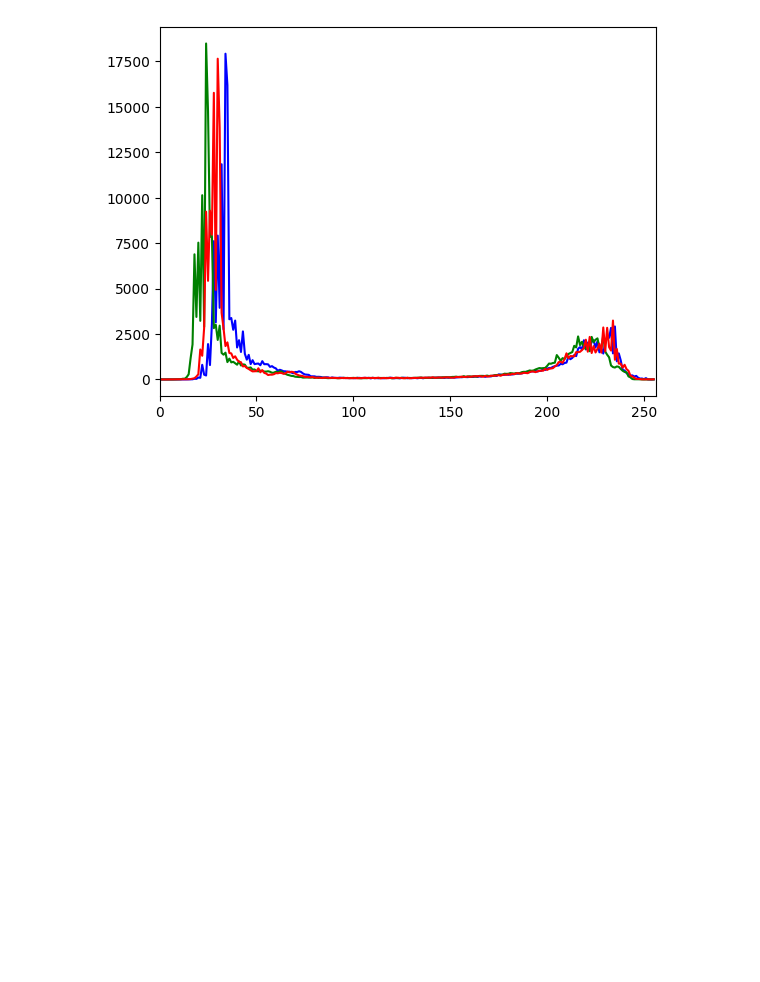
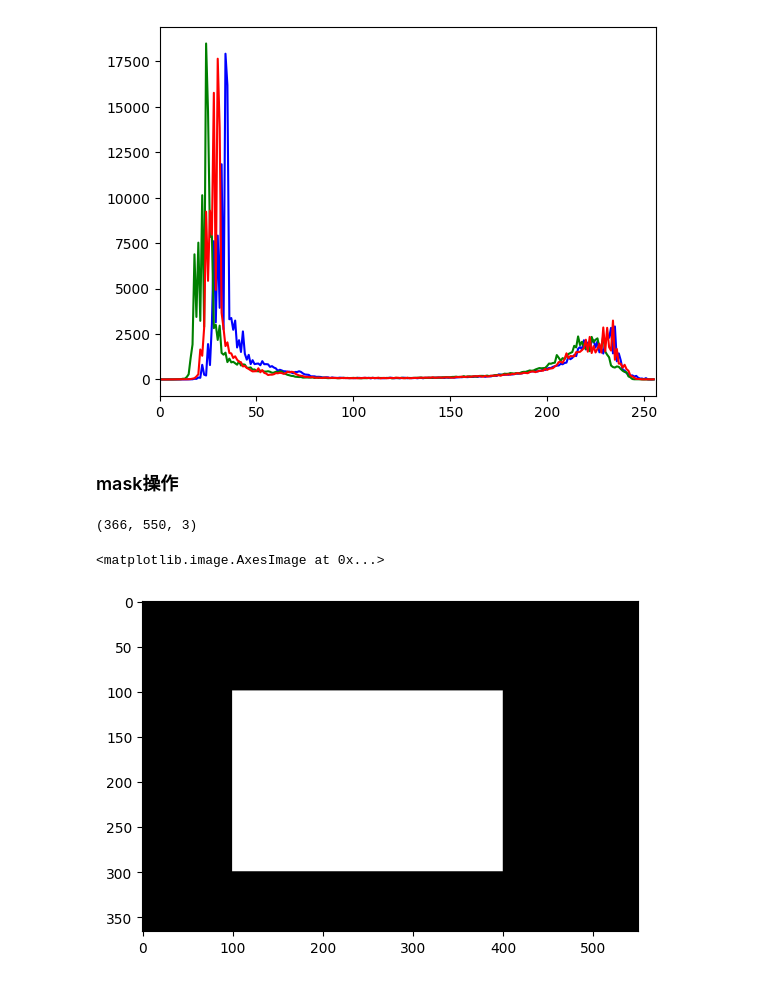
Before and after one commit to Tusiyang/OpenCV_Practice, a Jupyter notebook: Chapter 8/practice_code.ipynb, the cells around one changed output. Cells and saved outputs as stored; diff of their text form; code cells hidden in the pictures; blank space fills up the shorter version.

```diff
--- a/Chapter 8/practice_code.ipynb
+++ b/Chapter 8/practice_code.ipynb
@@ -14,3 +14,16 @@ for i, col in enumerate(color):
     plt.xlim([0,256])
 # %% [output]
 [figure]
+# %% [markdown]
+### mask操作
+# %%
+img.shape
+# %% [output]
+(366, 550, 3)
+# %%
+mask= np.zeros(img.shape[:2], dtype=np.uint8)
+mask[100:300, 100:400]= 255
+plt.imshow(mask, cmap='gray')
+# %% [output]
+<matplotlib.image.AxesImage at 0x...>
+[figure, added]
```
Also changed, not shown: parts of 10 cells of this notebook, 1 other file.
